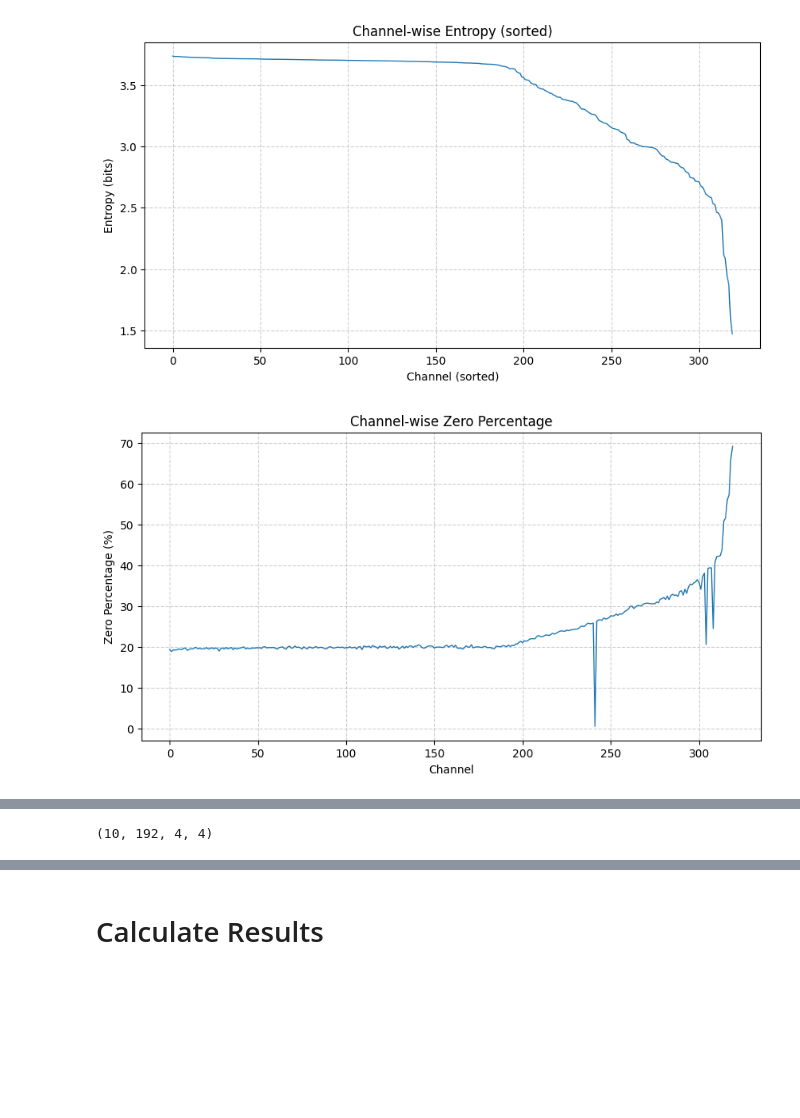
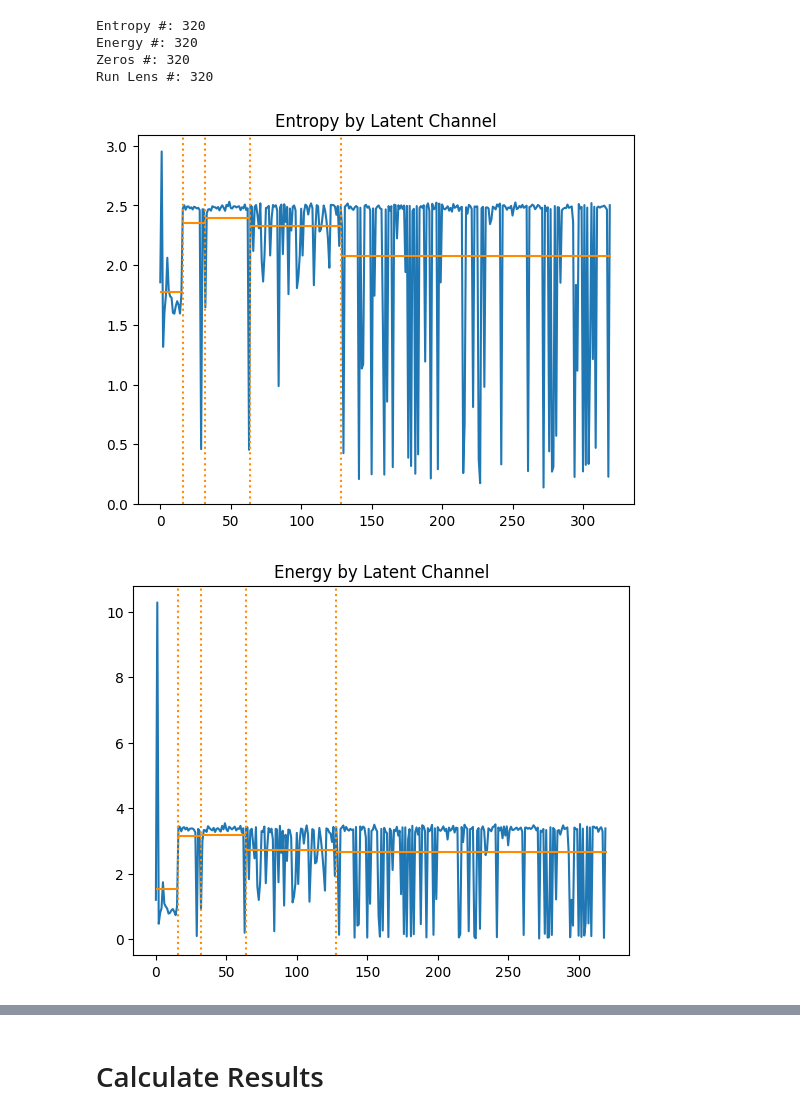
Before and after one commit to zb-umkc/elic_dct, a Jupyter notebook: elic_dct_rle.ipynb, the cells around one changed output, grey strips where cells are left out. Drawn from its saved outputs; the diff is of its cells as text; code cells hidden in the pictures; blank space fills up the shorter version.

```diff
--- a/elic_dct_rle.ipynb
+++ b/elic_dct_rle.ipynb
@@ -75,36 +140,14 @@ plt.show()
 # %%
-N, C, H, W = y_hat.shape
+# entropies, energies, zeroes, runs = get_channel_stats(y_hat)
 
-entropies = []
-zero_props = []
-for c in tqdm(range(C)):
-    channel_data = y_hat[:, c, :, :].ravel()
-    entropies.append(entropy(channel_data))
-    zero_props.append(np.mean(channel_data == 0)*100)
-
-# Sort entropies in descending order
-entropies = np.array(entropies)
-zero_props = np.array(zero_props)
-sorted_indices = np.argsort(-entropies)
-entropies_sorted = entropies[sorted_indices]
-zero_props_sorted = zero_props[sorted_indices]
-
-# Plot
-plt.figure(figsize=(10, 5))
-plt.plot(entropies_sorted, linewidth=1)
-plt.title("Channel-wise Entropy (sorted)")
-plt.xlabel("Channel (sorted)")
-plt.ylabel("Entropy (bits)")
-plt.grid(True, linestyle="--", alpha=0.6)
-plt.show()
-
-plt.figure(figsize=(10, 5))
-plt.plot(zero_props_sorted, linewidth=1)
-plt.title("Channel-wise Zero Percentage")
-plt.xlabel("Channel")
-plt.ylabel("Zero Percentage (%)")
-plt.grid(True, linestyle="--", alpha=0.6)
-plt.show()
+plot_channel_signal(entropies, plot_means=True, plot_medians=False, title="Entropy by Latent Channel")
+plot_channel_signal(energies, plot_means=True, plot_medians=False, title="Energy by Latent Channel")
+plot_channel_signal(zeroes, plot_means=True, plot_medians=False, title="Zero Percentage by Latent Channel")
+plot_channel_signal(runs, plot_means=True, plot_medians=False, title="Mean Run Length by Latent Channel")
 # %% [output]
+Entropy #: 320
+Energy #: 320
+Zeros #: 320
+Run Lens #: 320
-[figure, old version]
+[figure, new version]
-[figure, old version]
+[figure, new version]
@@ -111,4 +155,0 @@ plt.show()
-# %%
-z_hat.shape
-# %% [output]
-(10, 192, 4, 4)
```
Also changed, not shown: parts of 27 cells of this notebook, 19 other files.
